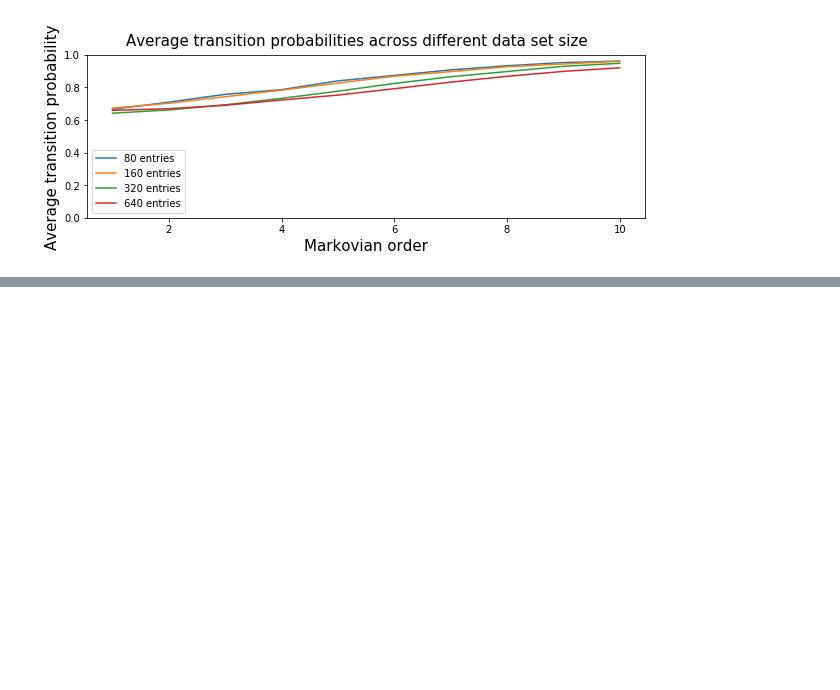
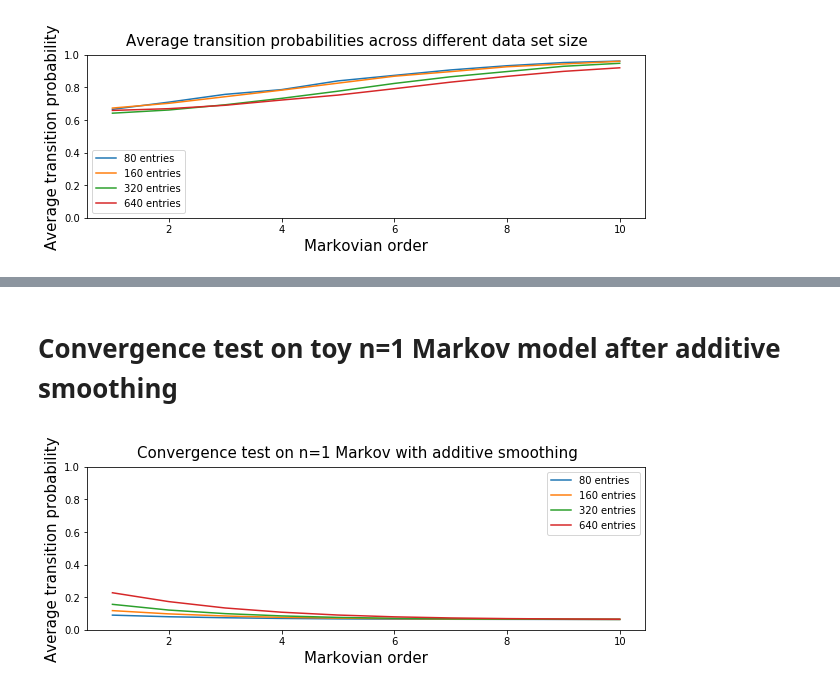
Before and after one commit to sjonany/replication_recanatesi_2015, a Jupyter notebook: markov_test.ipynb, the cells around one changed output, grey strips where cells are left out. Saved outputs shown, nothing was run; the diff lists cells and outputs as text; code cells hidden in the pictures; blank space fills up the shorter version.

```diff
--- a/markov_test.ipynb
+++ b/markov_test.ipynb
@@ -155,0 +170,14 @@ _ = _
+# %% [markdown]
+# Convergence test on toy n=1 Markov model after additive smoothing
+# %%
+seq_name_to_file = {
+  "80 entries": "sequences/seq_markov_80.txt",
+  "160 entries": "sequences/seq_markov_160.txt",
+  "320 entries": "sequences/seq_markov_320.txt",
+  "640 entries": "sequences/seq_markov_640.txt"
+}
+fig = plot_probs(seq_name_to_file, pseudocount = 100)
+fig.suptitle("Convergence test on n=1 Markov with additive smoothing", fontsize=FONTSIZE)
+_ = _
+# %% [output]
+[figure, added]
```
Also changed, not shown: parts of 3 cells of this notebook, 1 other file.
